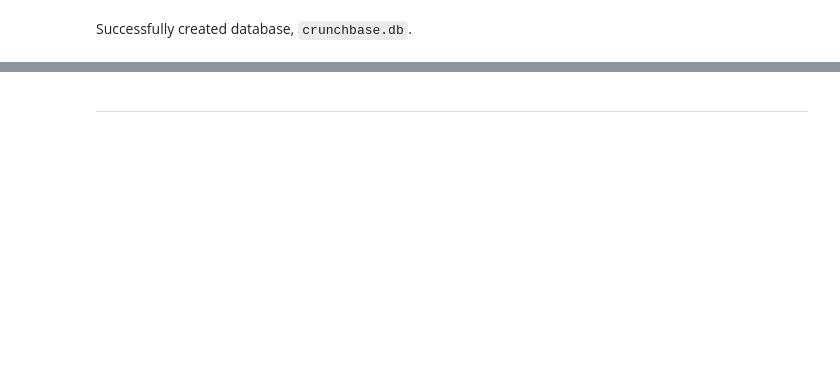
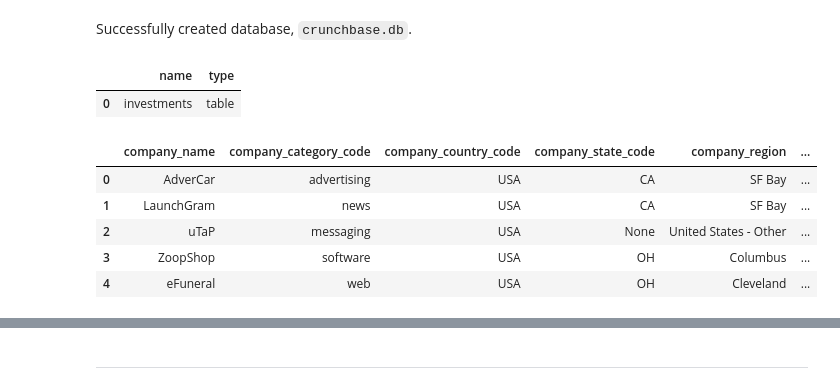
Before and after one commit to johannesgiorgis/dataquest, a Jupyter notebook: data_engineer_path/projects/project03_analyzing_startup_fundraising_deals_from_crunchbase/project03_analyzing_startup_fundraising_deals_from_crunchbase.ipynb, the cells around one changed output, grey strips where cells are left out. Saved outputs shown, nothing was run; the diff lists cells and outputs as text; code cells hidden in the pictures; blank space fills up the shorter version.

```diff
--- a/data_engineer_path/projects/project03_analyzing_startup_fundraising_deals_from_crunchbase/project03_analyzing_startup_fundraising_deals_from_crunchbase.ipynb
+++ b/data_engineer_path/projects/project03_analyzing_startup_fundraising_deals_from_crunchbase/project03_analyzing_startup_fundraising_deals_from_crunchbase.ipynb
@@ -639,0 +679,15 @@ Successfully created database, `crunchbase.db`.
+# %%
+show_tables()
+# %% [output]
+|  | name | type |
+| 0 | investments | table |
+# %%
+df = run_query('SELECT * from investments')
+df.head()
+# %% [output]
+|  | company_name | company_category_code | company_country_code | company_state_code | company_region | ... |
+| 0 | AdverCar | advertising | USA | CA | SF Bay | ... |
+| 1 | LaunchGram | news | USA | CA | SF Bay | ... |
+| 2 | uTaP | messaging | USA | None | United States - Other | ... |
+| 3 | ZoopShop | software | USA | OH | Columbus | ... |
+| 4 | eFuneral | web | USA | OH | Cleveland | ... |
```
Also changed, not shown: parts of 25 cells of this notebook.
